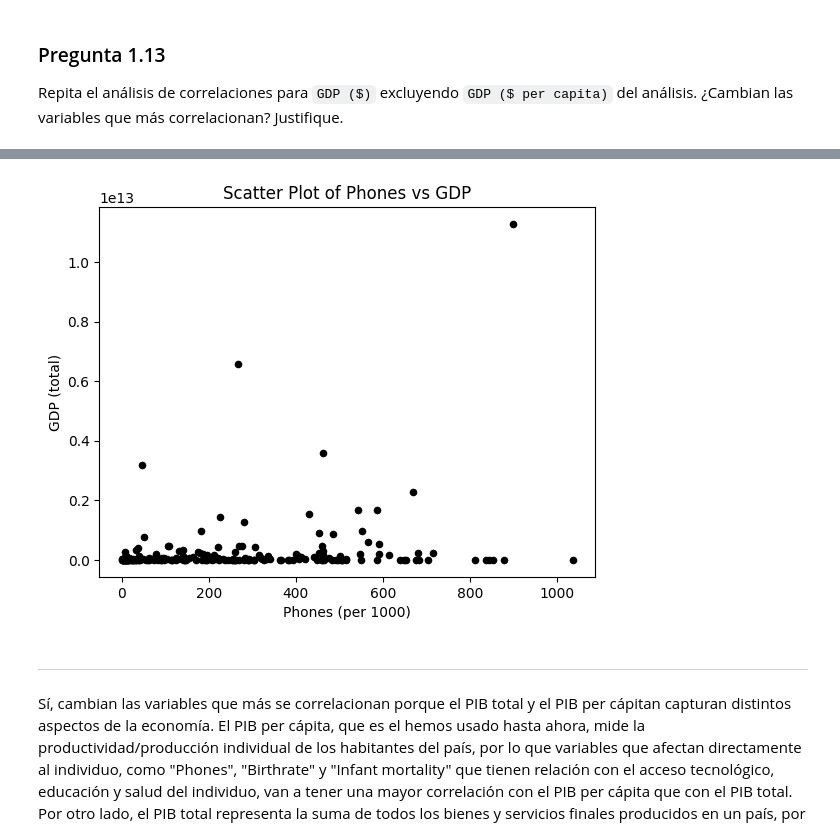
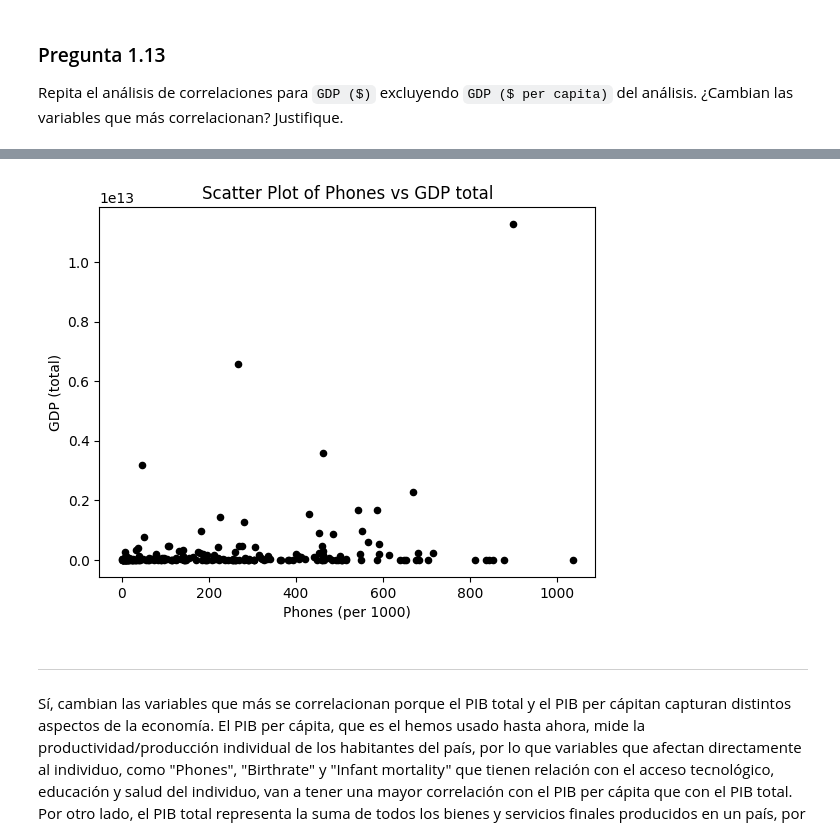
Before and after one commit to catamege/Tarea_1_Lantadilla_Mege, a Jupyter notebook: Tarea1.ipynb, the cells around one changed output, grey strips where cells are left out. Saved outputs shown, nothing was run; the diff lists cells and outputs as text; code cells hidden in the pictures.

```diff
--- a/Tarea1.ipynb
+++ b/Tarea1.ipynb
@@ -864,12 +911,12 @@ plt.show()
 # %%
 df.plot.scatter(x="Phones (per 1000)", y="GDP total",
                 color = "black", s=20)
 plt.xlabel("Phones (per 1000)")
 plt.ylabel("GDP (total)")
-plt.title("Scatter Plot of Phones vs GDP")
+plt.title("Scatter Plot of Phones vs GDP total")
 plt.show()
 # %% [output]
-[figure, old version]
+[figure, new version]
 # %% [markdown]
 ---
 
```
Also changed, not shown: parts of 17 cells of this notebook.
